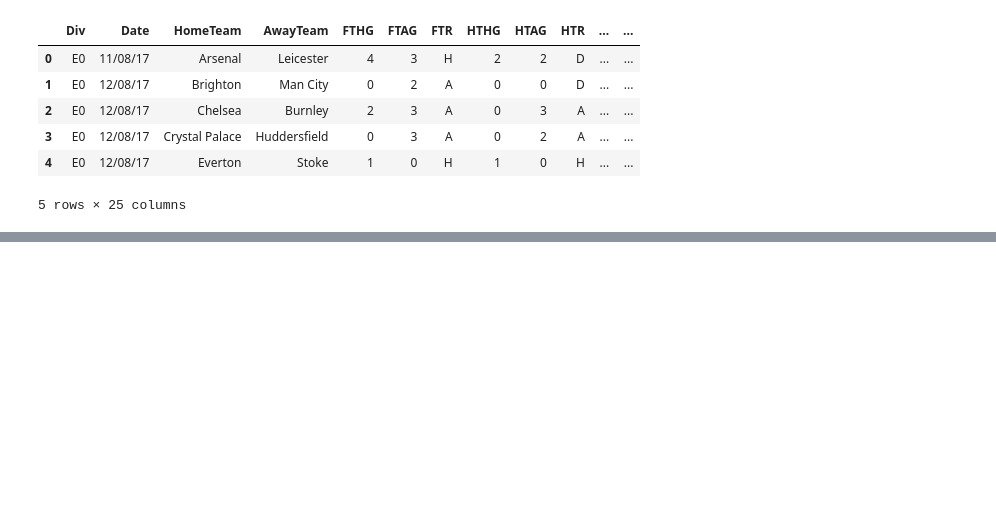
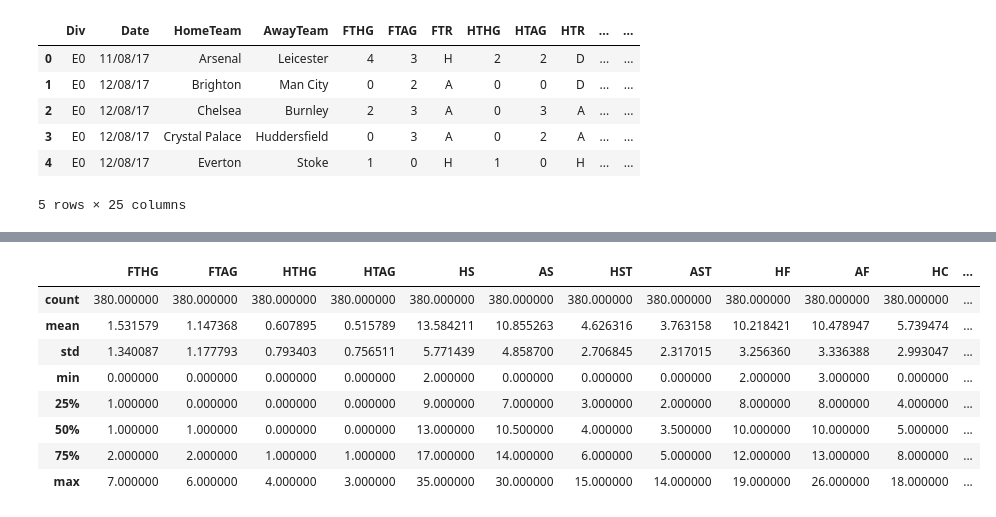
Before and after one commit to chizkidd/dsi-CapstoneProj, a Jupyter notebook: Capstone_EDA1.ipynb, the cells around one changed output, grey strips where cells are left out. Saved outputs shown, nothing was run; the diff lists cells and outputs as text; code cells hidden in the pictures; blank space fills up the shorter version.

```diff
--- a/Capstone_EDA1.ipynb
+++ b/Capstone_EDA1.ipynb
@@ -74,0 +168,12 @@ df2['FTHGDif']=
+# %%
+df2.describe()
+# %% [output]
+|  | FTHG | FTAG | HTHG | HTAG | HS | AS | HST | AST | HF | AF | HC | ... |
+| count | 380.000000 | 380.000000 | 380.000000 | 380.000000 | 380.000000 | 380.000000 | 380.000000 | 380.000000 | 380.000000 | 380.000000 | 380.000000 | ... |
+| mean | 1.531579 | 1.147368 | 0.607895 | 0.515789 | 13.584211 | 10.855263 | 4.626316 | 3.763158 | 10.218421 | 10.478947 | 5.739474 | ... |
+| std | 1.340087 | 1.177793 | 0.793403 | 0.756511 | 5.771439 | 4.858700 | 2.706845 | 2.317015 | 3.256360 | 3.336388 | 2.993047 | ... |
+| min | 0.000000 | 0.000000 | 0.000000 | 0.000000 | 2.000000 | 0.000000 | 0.000000 | 0.000000 | 2.000000 | 3.000000 | 0.000000 | ... |
+| 25% | 1.000000 | 0.000000 | 0.000000 | 0.000000 | 9.000000 | 7.000000 | 3.000000 | 2.000000 | 8.000000 | 8.000000 | 4.000000 | ... |
+| 50% | 1.000000 | 1.000000 | 0.000000 | 0.000000 | 13.000000 | 10.500000 | 4.000000 | 3.500000 | 10.000000 | 10.000000 | 5.000000 | ... |
+| 75% | 2.000000 | 2.000000 | 1.000000 | 1.000000 | 17.000000 | 14.000000 | 6.000000 | 5.000000 | 12.000000 | 13.000000 | 8.000000 | ... |
+| max | 7.000000 | 6.000000 | 4.000000 | 3.000000 | 35.000000 | 30.000000 | 15.000000 | 14.000000 | 19.000000 | 26.000000 | 18.000000 | ... |
```
Also changed, not shown: parts of 11 cells of this notebook, 18 other files.
